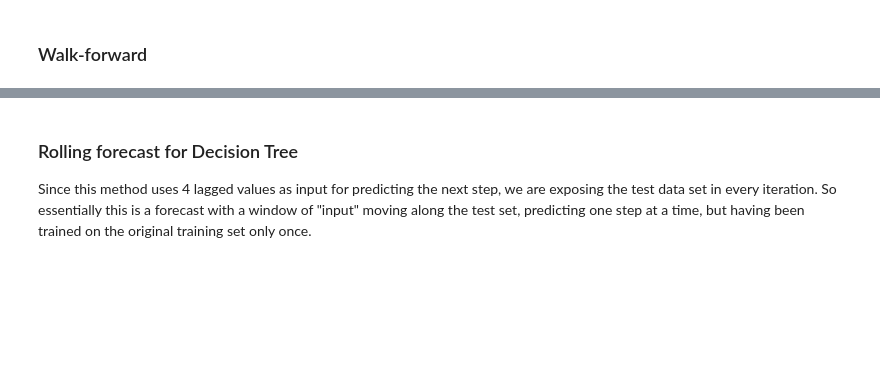
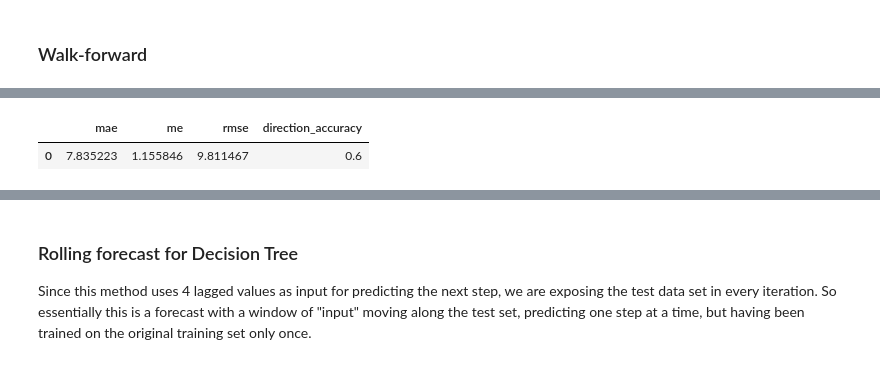
Before and after one commit to surajkarak/thesis, a Jupyter notebook: 2. DecisionTree_Test.ipynb, the cells around one changed output, grey strips where cells are left out. Saved outputs shown, nothing was run; the diff lists cells and outputs as text; code cells hidden in the pictures; blank space fills up the shorter version.

```diff
--- a/2. DecisionTree_Test.ipynb
+++ b/2. DecisionTree_Test.ipynb
@@ -150,0 +159,14 @@ Direction Accuracy: 0.400
+# %%
+results = {
+    'mae': [mae],
+    'me': [me],
+    'rmse': [rmse],
+    'direction_accuracy': [direction_accuracy]
+}
+
+# Convert the dictionary into a DataFrame
+DecisionTree_wf = pd.DataFrame(results)
+DecisionTree_wf
+# %% [output]
+|  | mae | me | rmse | direction_accuracy |
+| 0 | 7.835223 | 1.155846 | 9.811467 | 0.6 |
```
Also changed, not shown: parts of 36 cells of this notebook, 7 other files.
